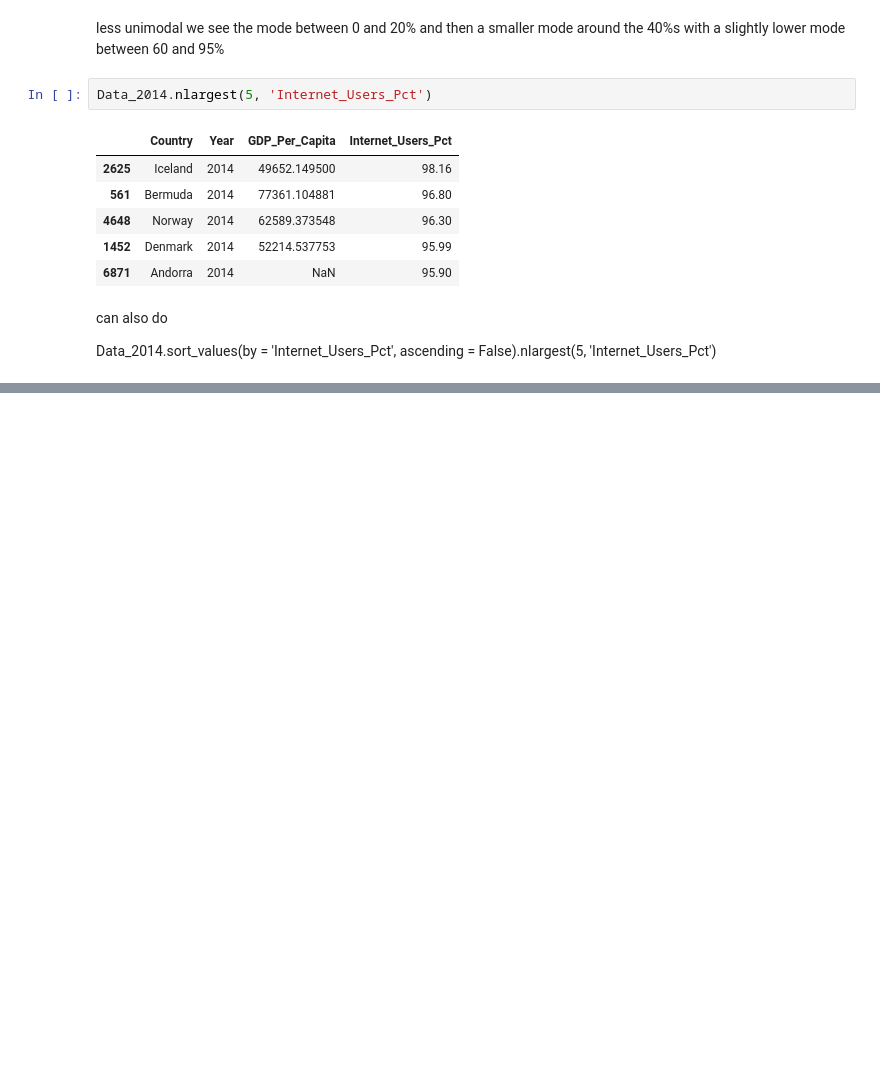
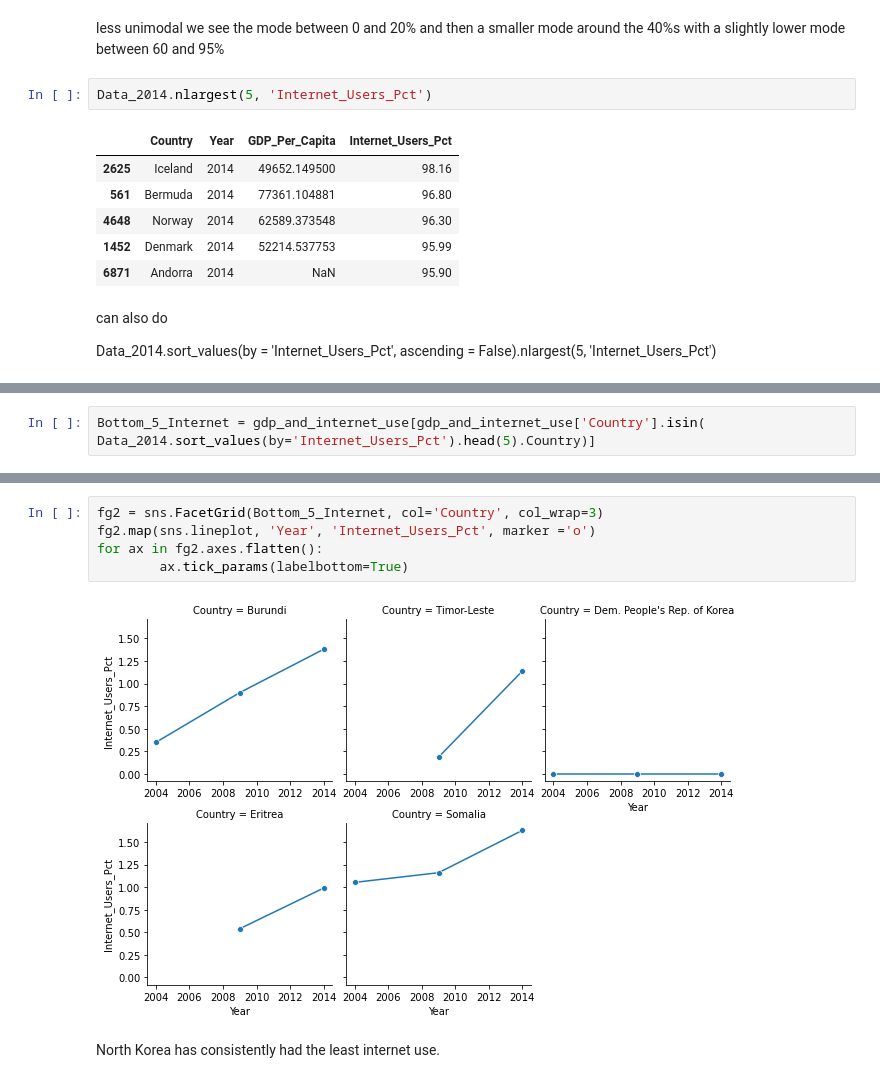
Before and after one commit to SudeepGhantasala/gdp_-and_internet-SudeepGhantasala, a Jupyter notebook: UN_project.ipynb, the cells around one changed output, grey strips where cells are left out. Saved outputs shown, nothing was run; the diff lists cells and outputs as text; blank space fills up the shorter version.

```diff
--- a/UN_project.ipynb
+++ b/UN_project.ipynb
@@ -400,0 +439,2 @@ Data_2014.sort_values(by = 'Internet_Users_Pct', ascending = False).nlargest(5,
+# %%
+Bottom_5_Internet = gdp_and_internet_use[gdp_and_internet_use['Country'].isin( Data_2014.sort_values(by='Internet_Users_Pct').head(5).Country)]
@@ -400,0 +459,9 @@ Data_2014.sort_values(by = 'Internet_Users_Pct', ascending = False).nlargest(5,
+# %%
+fg2 = sns.FacetGrid(Bottom_5_Internet, col='Country', col_wrap=3)
+fg2.map(sns.lineplot, 'Year', 'Internet_Users_Pct', marker ='o')
+for ax in fg2.axes.flatten():
+        ax.tick_params(labelbottom=True)
+# %% [output]
+[figure, added]
+# %% [markdown]
+North Korea has consistently had the least internet use.
```
Also changed, not shown: parts of 29 cells of this notebook.
